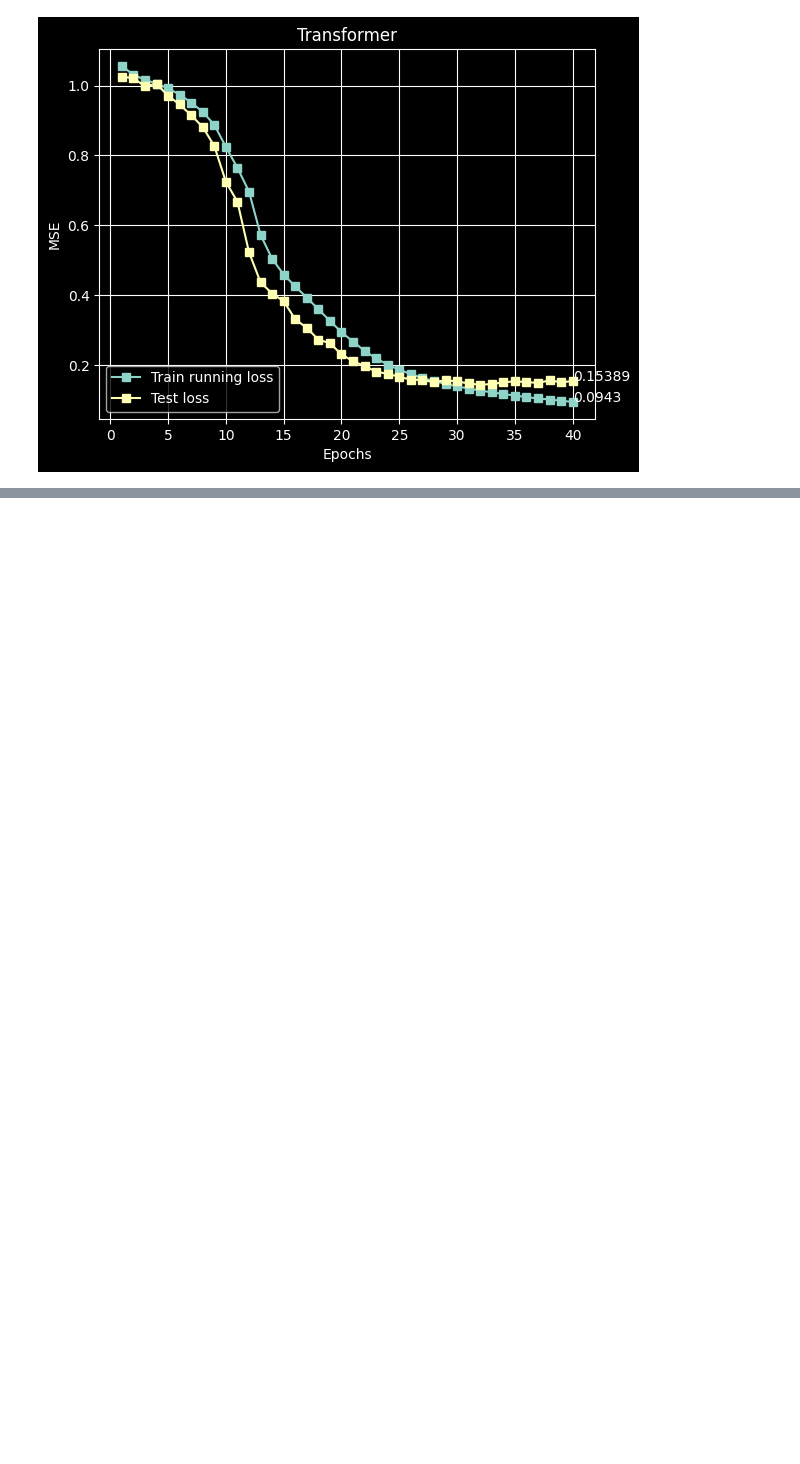
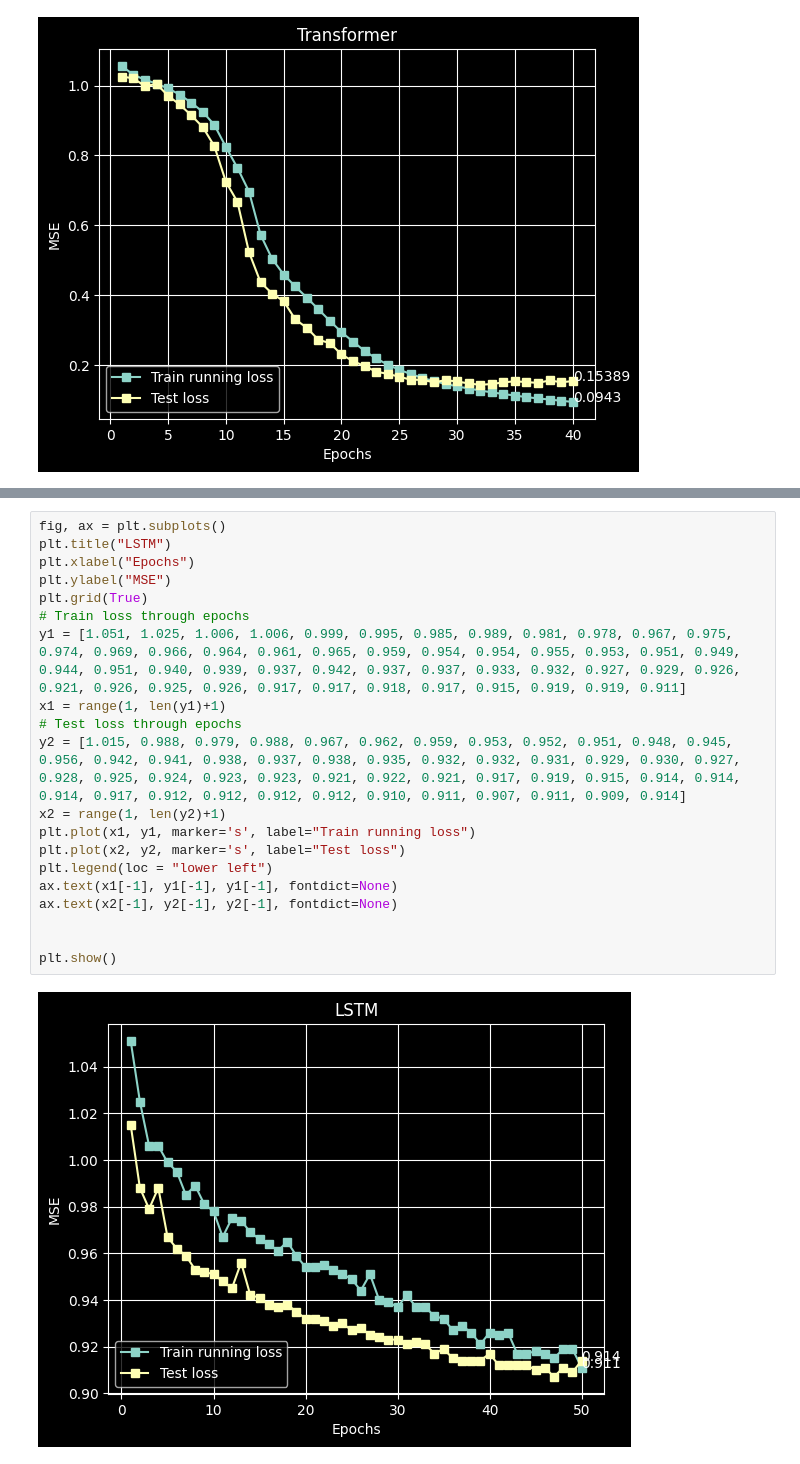
Before and after one commit to ScierKnave/dna_aptamers_modelling, a Jupyter notebook: src/results/plots.ipynb, the cells around one changed output, grey strips where cells are left out. Cells and saved outputs as stored; diff of their text form; blank space fills up the shorter version.

```diff
--- a/src/results/plots.ipynb
+++ b/src/results/plots.ipynb
@@ -25,0 +48,22 @@ plt.show()
+# %%
+fig, ax = plt.subplots()
+plt.title("LSTM")
+plt.xlabel("Epochs")
+plt.ylabel("MSE")
+plt.grid(True)
+# Train loss through epochs
+y1 = [1.051, 1.025, 1.006, 1.006, 0.999, 0.995, 0.985, 0.989, 0.981, 0.978, 0.967, 0.975, 0.974, 0.969, 0.966, 0.964, 0.961, 0.965, 0.959, 0.954, 0.954, 0.955, 0.953, 0.951, 0.949, 0.944, 0.951, 0.940, 0.939, 0.937, 0.942, 0.937, 0.937, 0.933, 0.932, 0.927, 0.929, 0.926, 0.921, 0.926, 0.925, 0.926, 0.917, 0.917, 0.918, 0.917, 0.915, 0.919, 0.919, 0.911]
+x1 = range(1, len(y1)+1)
+# Test loss through epochs
+y2 = [1.015, 0.988, 0.979, 0.988, 0.967, 0.962, 0.959, 0.953, 0.952, 0.951, 0.948, 0.945, 0.956, 0.942, 0.941, 0.938, 0.937, 0.938, 0.935, 0.932, 0.932, 0.931, 0.929, 0.930, 0.927, 0.928, 0.925, 0.924, 0.923, 0.923, 0.921, 0.922, 0.921, 0.917, 0.919, 0.915, 0.914, 0.914, 0.914, 0.917, 0.912, 0.912, 0.912, 0.912, 0.910, 0.911, 0.907, 0.911, 0.909, 0.914]
+x2 = range(1, len(y2)+1)
+plt.plot(x1, y1, marker='s', label="Train running loss")
+plt.plot(x2, y2, marker='s', label="Test loss")
+plt.legend(loc = "lower left")
+ax.text(x1[-1], y1[-1], y1[-1], fontdict=None)
+ax.text(x2[-1], y2[-1], y2[-1], fontdict=None)
+
+
+plt.show()
+# %% [output]
+[figure, added]
```
Also changed, not shown: parts of 2 cells of this notebook.
